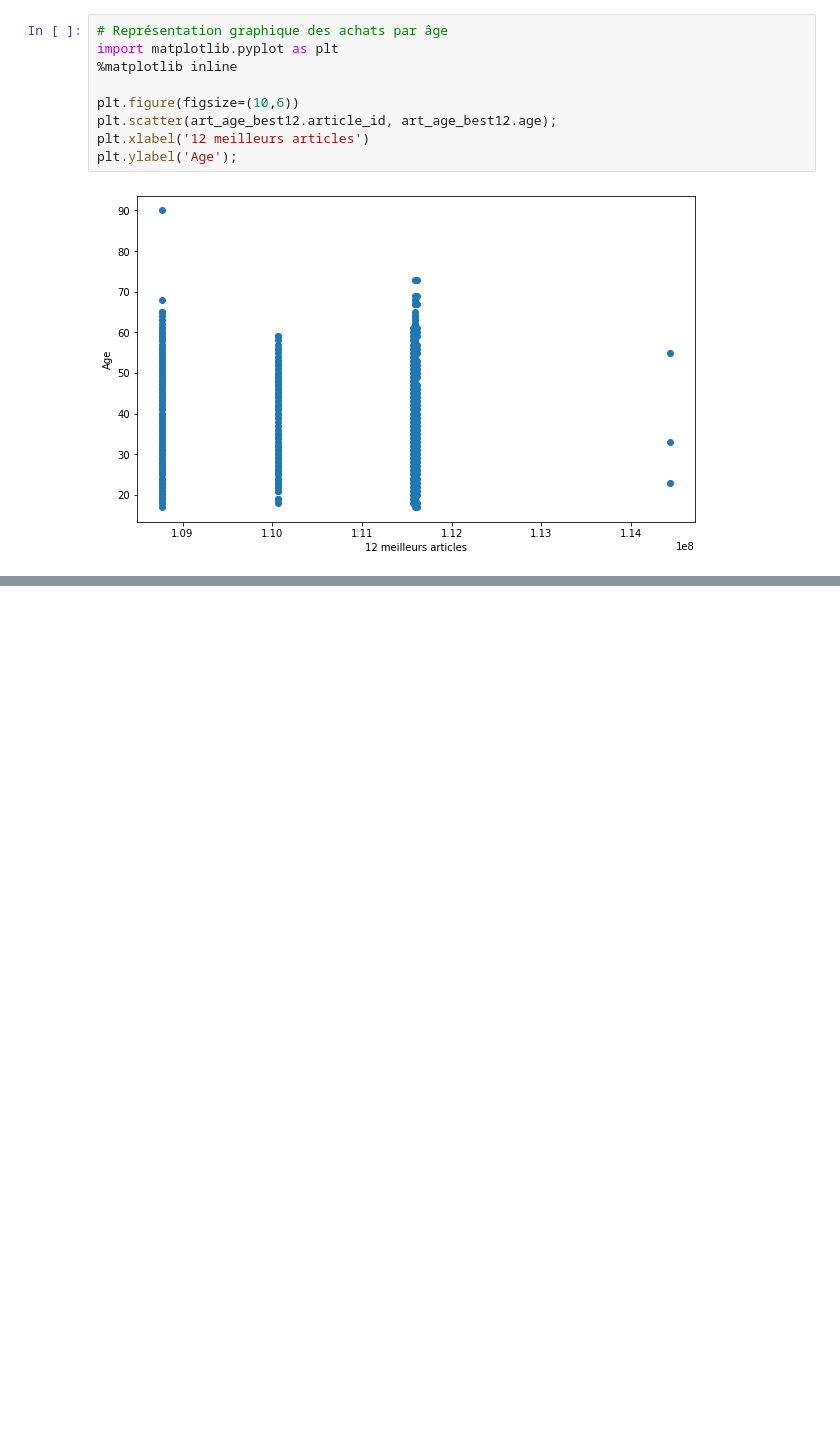
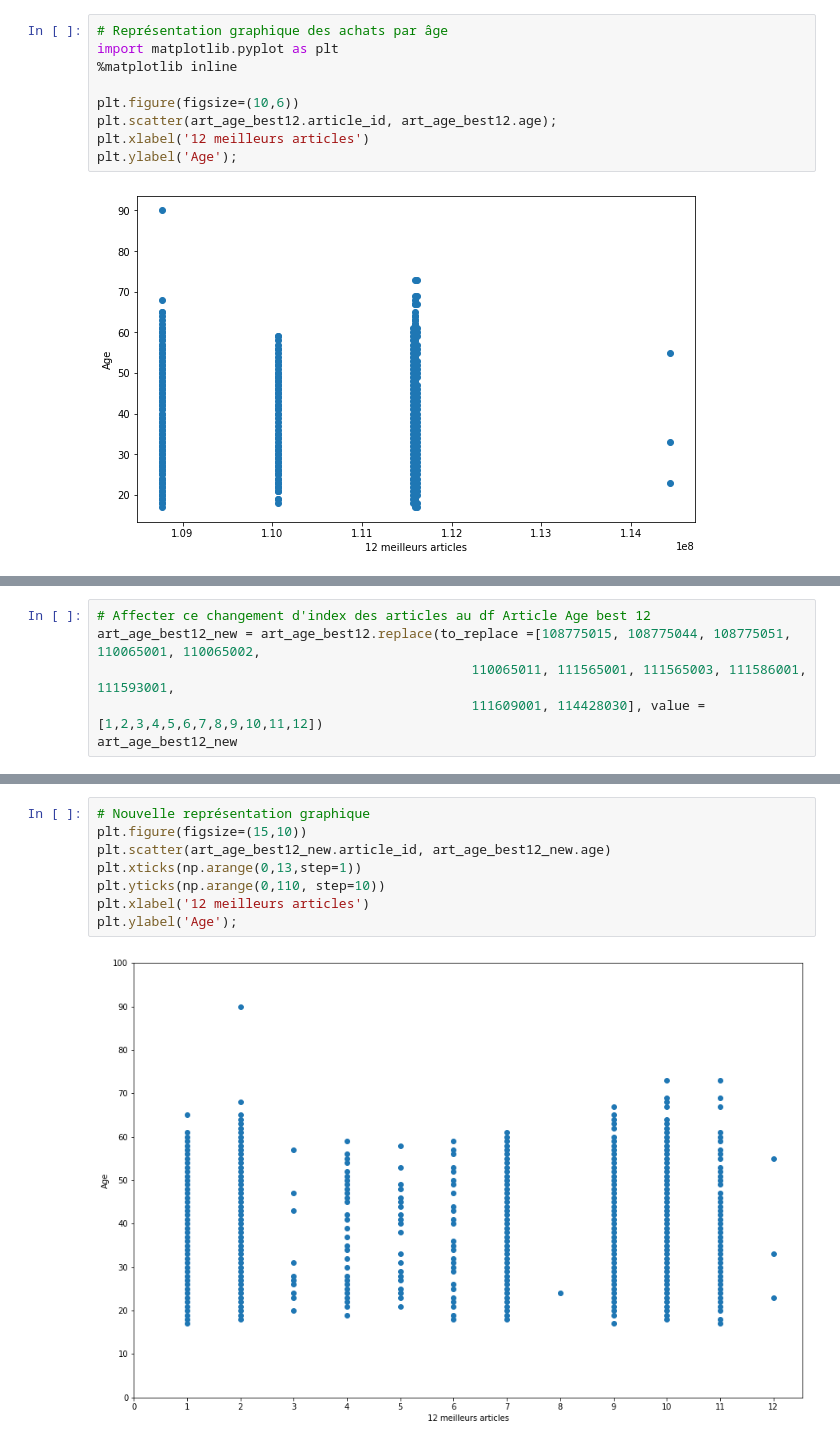
Before and after one commit to treb93/pyhm, a Jupyter notebook: clust_cust.ipynb, the cells around one changed output, grey strips where cells are left out. Cells and saved outputs as stored; diff of their text form; blank space fills up the shorter version.

Commit message:
Amélioration graphique

```diff
--- a/clust_cust.ipynb
+++ b/clust_cust.ipynb
@@ -293,0 +330,6 @@ plt.ylabel('Age');
+# %%
+# Affecter ce changement d'index des articles au df Article Age best 12
+art_age_best12_new = art_age_best12.replace(to_replace =[108775015, 108775044, 108775051, 110065001, 110065002,
+                                                110065011, 111565001, 111565003, 111586001, 111593001,
+                                                111609001, 114428030], value = [1,2,3,4,5,6,7,8,9,10,11,12])
+art_age_best12_new
@@ -293,0 +350,10 @@ plt.ylabel('Age');
+# %%
+# Nouvelle représentation graphique
+plt.figure(figsize=(15,10))
+plt.scatter(art_age_best12_new.article_id, art_age_best12_new.age)
+plt.xticks(np.arange(0,13,step=1))
+plt.yticks(np.arange(0,110, step=10))
+plt.xlabel('12 meilleurs articles')
+plt.ylabel('Age');
+# %% [output]
+[figure, added]
```
Also changed, not shown: parts of 3 cells of this notebook.
